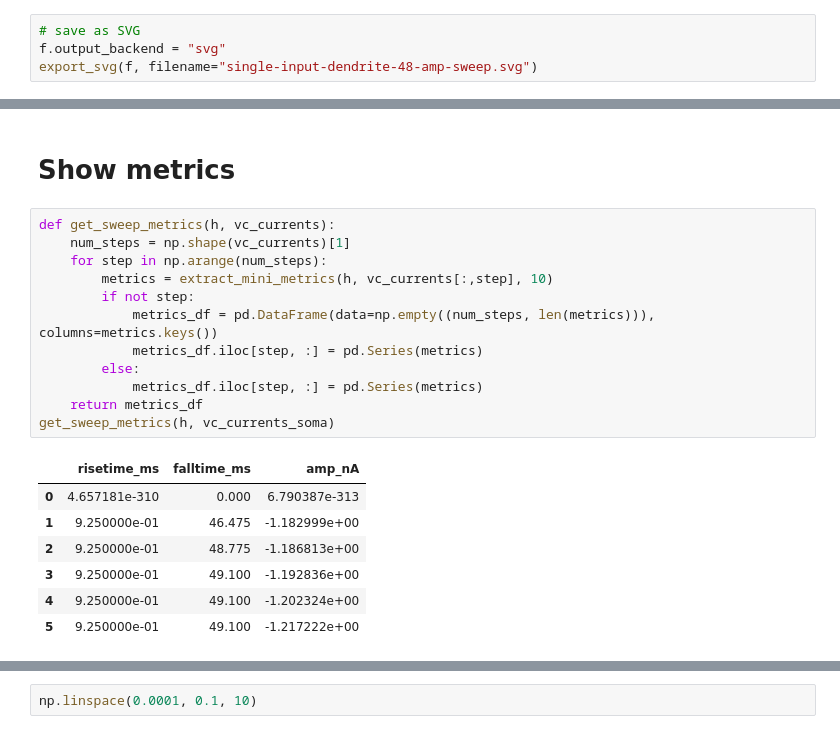
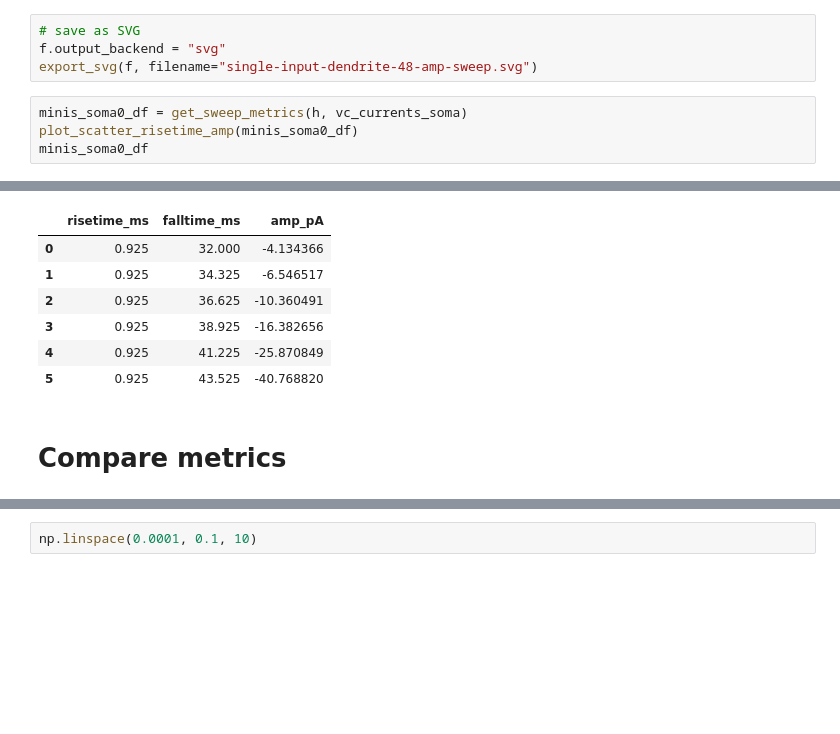
Before and after one commit to cengique/drosophila-aCC-L3-motoneuron-model, a Jupyter notebook: neuron-model/tutorial-synapse-activation/sim-synapse-act.ipynb, the cells around one changed output, grey strips where cells are left out. Saved outputs shown, nothing was run; the diff lists cells and outputs as text; blank space fills up the shorter version.

```diff
--- a/neuron-model/tutorial-synapse-activation/sim-synapse-act.ipynb
+++ b/neuron-model/tutorial-synapse-activation/sim-synapse-act.ipynb
@@ -344,3 +385,8 @@ plot_amp_sweep(t, vc_currents_soma)
 # save as SVG
 f.output_backend = "svg"
 export_svg(f, filename="single-input-dendrite-48-amp-sweep.svg")
+# %%
+minis_soma0_df = get_sweep_metrics(h, vc_currents_soma)
+plot_scatter_risetime_amp(minis_soma0_df)
+minis_soma0_df
+# %% [output]
@@ -347,22 +395,9 @@ export_svg(f, filename="single-input-dendrite-48-amp-sweep.svg")
+|  | risetime_ms | falltime_ms | amp_pA |
+| 0 | 0.925 | 32.000 | -4.134366 |
+| 1 | 0.925 | 34.325 | -6.546517 |
+| 2 | 0.925 | 36.625 | -10.360491 |
+| 3 | 0.925 | 38.925 | -16.382656 |
+| 4 | 0.925 | 41.225 | -25.870849 |
+| 5 | 0.925 | 43.525 | -40.768820 |
 # %% [markdown]
-# Show metrics
+# Compare metrics
-# %%
-def get_sweep_metrics(h, vc_currents):
-    num_steps = np.shape(vc_currents)[1]
-    for step in np.arange(num_steps):
-        metrics = extract_mini_metrics(h, vc_currents[:,step], 10)
-        if not step:
-            metrics_df = pd.DataFrame(data=np.empty((num_steps, len(metrics))), columns=metrics.keys())
-            metrics_df.iloc[step, :] = pd.Series(metrics)
-        else:
-            metrics_df.iloc[step, :] = pd.Series(metrics)
-    return metrics_df
-get_sweep_metrics(h, vc_currents_soma)
-# %% [output]
-|  | risetime_ms | falltime_ms | amp_nA |
-| 0 | 4.657181e-310 | 0.000 | 6.790387e-313 |
-| 1 | 9.250000e-01 | 46.475 | -1.182999e+00 |
-| 2 | 9.250000e-01 | 48.775 | -1.186813e+00 |
-| 3 | 9.250000e-01 | 49.100 | -1.192836e+00 |
-| 4 | 9.250000e-01 | 49.100 | -1.202324e+00 |
-| 5 | 9.250000e-01 | 49.100 | -1.217222e+00 |
```
Also changed, not shown: parts of 8 cells of this notebook, 3 other files.
